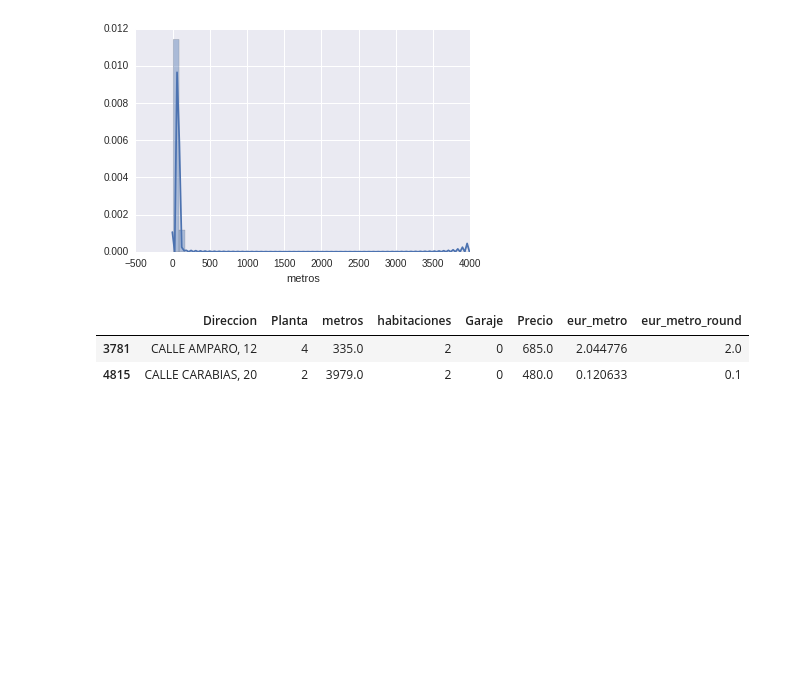
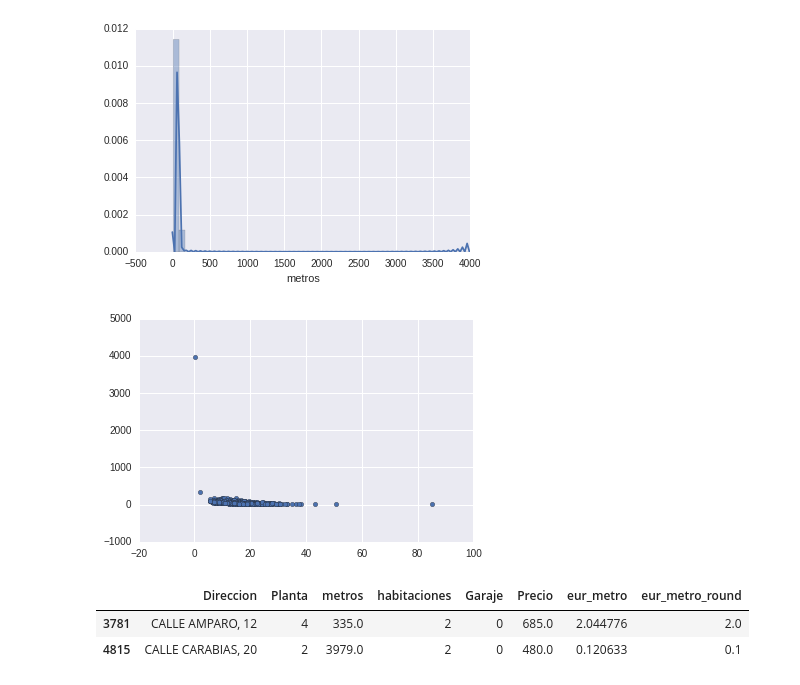
Before and after one commit to manuelmaestre/Proyecto_MDS, a Jupyter notebook: code/raw/python/03_Procesar_datos_IVIMA.ipynb, the cells around one changed output. Saved outputs shown, nothing was run; the diff lists cells and outputs as text; code cells hidden in the pictures; blank space fills up the shorter version.

```diff
--- a/code/raw/python/03_Procesar_datos_IVIMA.ipynb
+++ b/code/raw/python/03_Procesar_datos_IVIMA.ipynb
@@ -9,9 +9,9 @@ import pandas as pd
 import os
 import numpy as np
 
-input_dir = '../../data/raw/IVIMA/'
-out_dir = '../../data/clean/IVIMA/'
-aux_dir = '../../data/raw/OTROS/'
+input_dir = '../../../data/raw/IVIMA/'
+out_dir = '../../../data/clean/IVIMA/'
+aux_dir = '../../../data/raw/OTROS/'
 
 
 input_files = [os.path.join(input_dir, f) for f in os.listdir(input_dir) if os.path.isfile(os.path.join(input_dir, f))]
@@ -86,3 +88,8 @@ sns.distplot(rawdata['metros'])
 plt.show()
 # %% [output]
 [figure]
+# %%
+plt.scatter(rawdata['eur_metro'], rawdata['metros'])
+plt.show()
+# %% [output]
+[figure, added]
```
Also changed, not shown: parts of 10 cells of this notebook, 1 other file.
